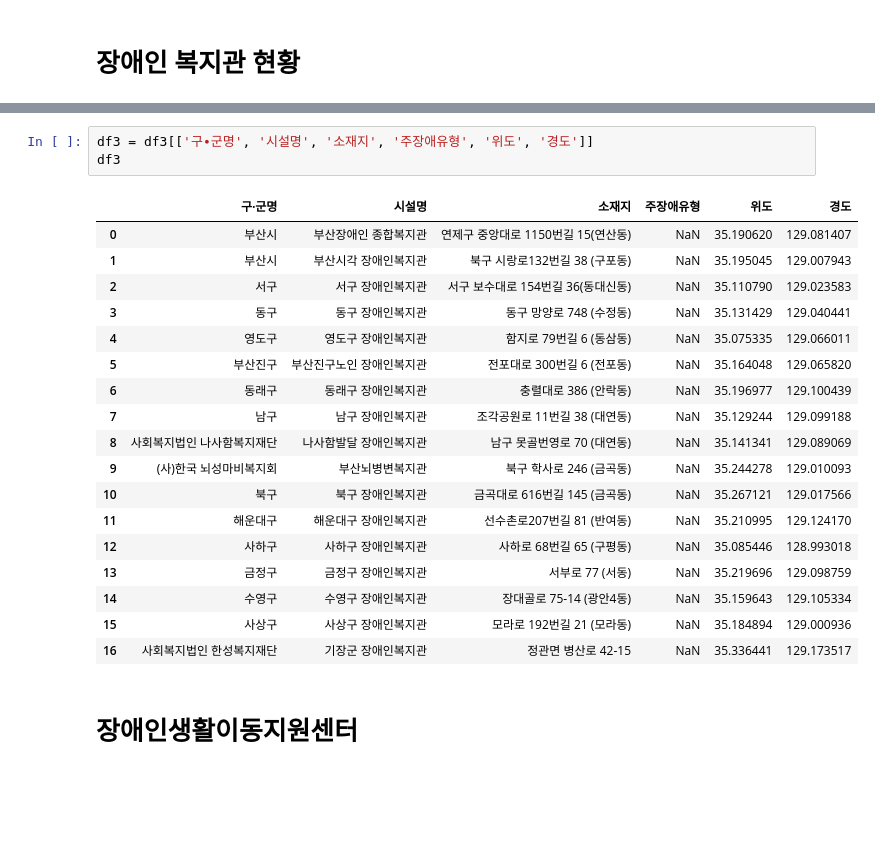
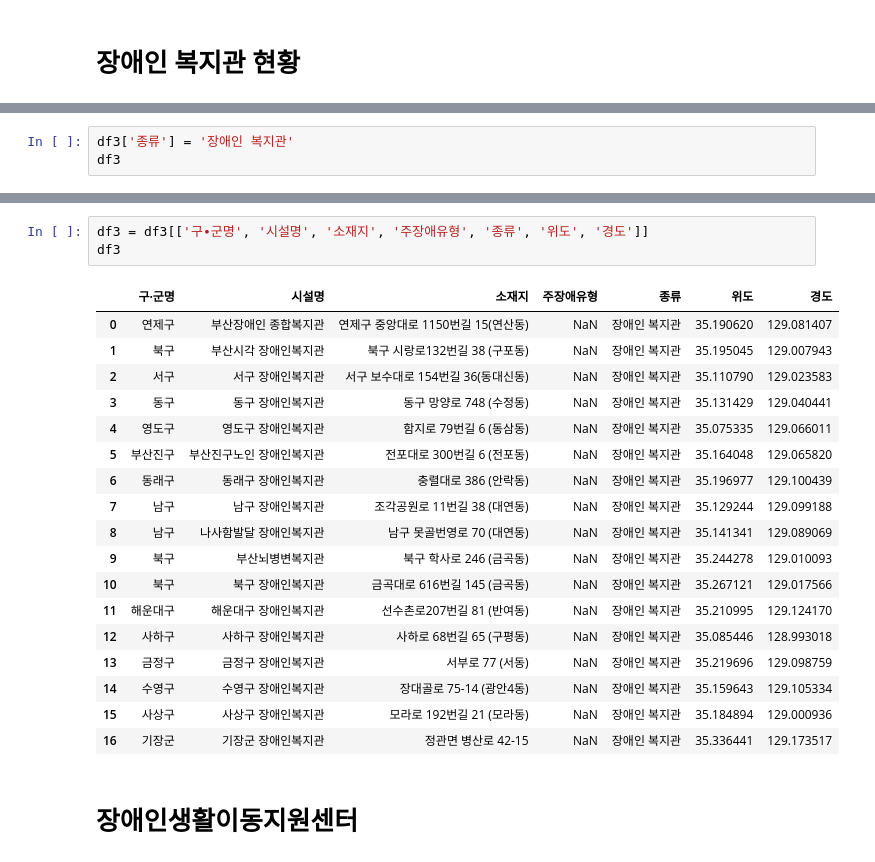
Before and after one commit to WithU-Bus/WithU-Bus, a Jupyter notebook: infra.ipynb, the cells around one changed output, grey strips where cells are left out. Saved outputs shown, nothing was run; the diff lists cells and outputs as text; blank space fills up the shorter version.

```diff
--- a/infra.ipynb
+++ b/infra.ipynb
@@ -235,0 +270,3 @@ df3
+# %%
+df3['종류'] = '장애인 복지관'
+df3
@@ -236,25 +292,25 @@ df3
 # %%
-df3 = df3[['구∙군명', '시설명', '소재지', '주장애유형', '위도', '경도']]
+df3 = df3[['구∙군명', '시설명', '소재지', '주장애유형', '종류', '위도', '경도']]
 df3
 # %% [output]
-|  | 구∙군명 | 시설명 | 소재지 | 주장애유형 | 위도 | 경도 |
-| 0 | 부산시 | 부산장애인 종합복지관 | 연제구 중앙대로 1150번길 15(연산동) | NaN | 35.190620 | 129.081407 |
-| 1 | 부산시 | 부산시각 장애인복지관 | 북구 시랑로132번길 38 (구포동) | NaN | 35.195045 | 129.007943 |
-| 2 | 서구 | 서구 장애인복지관 | 서구 보수대로 154번길 36(동대신동) | NaN | 35.110790 | 129.023583 |
-| 3 | 동구 | 동구 장애인복지관 | 동구 망양로 748 (수정동) | NaN | 35.131429 | 129.040441 |
-| 4 | 영도구 | 영도구 장애인복지관 | 함지로 79번길 6 (동삼동) | NaN | 35.075335 | 129.066011 |
-| 5 | 부산진구 | 부산진구노인 장애인복지관 | 전포대로 300번길 6 (전포동) | NaN | 35.164048 | 129.065820 |
-| 6 | 동래구 | 동래구 장애인복지관 | 충렬대로 386 (안락동) | NaN | 35.196977 | 129.100439 |
-| 7 | 남구 | 남구 장애인복지관 | 조각공원로 11번길 38 (대연동) | NaN | 35.129244 | 129.099188 |
-| 8 | 사회복지법인 나사함복지재단 | 나사함발달 장애인복지관 | 남구 못골번영로 70 (대연동) | NaN | 35.141341 | 129.089069 |
-| 9 | (사)한국 뇌성마비복지회 | 부산뇌병변복지관 | 북구 학사로 246 (금곡동) | NaN | 35.244278 | 129.010093 |
-| 10 | 북구 | 북구 장애인복지관 | 금곡대로 616번길 145 (금곡동) | NaN | 35.267121 | 129.017566 |
-| 11 | 해운대구 | 해운대구 장애인복지관 | 선수촌로207번길 81 (반여동) | NaN | 35.210995 | 129.124170 |
-| 12 | 사하구 | 사하구 장애인복지관 | 사하로 68번길 65 (구평동) | NaN | 35.085446 | 128.993018 |
-| 13 | 금정구 | 금정구 장애인복지관 | 서부로 77 (서동) | NaN | 35.219696 | 129.098759 |
-| 14 | 수영구 | 수영구 장애인복지관 | 장대골로 75-14 (광안4동) | NaN | 35.159643 | 129.105334 |
-| 15 | 사상구 | 사상구 장애인복지관 | 모라로 192번길 21 (모라동) | NaN | 35.184894 | 129.000936 |
-| 16 | 사회복지법인 한성복지재단 | 기장군 장애인복지관 | 정관면 병산로 42-15 | NaN | 35.336441 | 129.173517 |
+|  | 구∙군명 | 시설명 | 소재지 | 주장애유형 | 종류 | 위도 | 경도 |
+| 0 | 연제구 | 부산장애인 종합복지관 | 연제구 중앙대로 1150번길 15(연산동) | NaN | 장애인 복지관 | 35.190620 | 129.081407 |
+| 1 | 북구 | 부산시각 장애인복지관 | 북구 시랑로132번길 38 (구포동) | NaN | 장애인 복지관 | 35.195045 | 129.007943 |
+| 2 | 서구 | 서구 장애인복지관 | 서구 보수대로 154번길 36(동대신동) | NaN | 장애인 복지관 | 35.110790 | 129.023583 |
+| 3 | 동구 | 동구 장애인복지관 | 동구 망양로 748 (수정동) | NaN | 장애인 복지관 | 35.131429 | 129.040441 |
+| 4 | 영도구 | 영도구 장애인복지관 | 함지로 79번길 6 (동삼동) | NaN | 장애인 복지관 | 35.075335 | 129.066011 |
+| 5 | 부산진구 | 부산진구노인 장애인복지관 | 전포대로 300번길 6 (전포동) | NaN | 장애인 복지관 | 35.164048 | 129.065820 |
+| 6 | 동래구 | 동래구 장애인복지관 | 충렬대로 386 (안락동) | NaN | 장애인 복지관 | 35.196977 | 129.100439 |
+| 7 | 남구 | 남구 장애인복지관 | 조각공원로 11번길 38 (대연동) | NaN | 장애인 복지관 | 35.129244 | 129.099188 |
+| 8 | 남구 | 나사함발달 장애인복지관 | 남구 못골번영로 70 (대연동) | NaN | 장애인 복지관 | 35.141341 | 129.089069 |
+| 9 | 북구 | 부산뇌병변복지관 | 북구 학사로 246 (금곡동) | NaN | 장애인 복지관 | 35.244278 | 129.010093 |
+| 10 | 북구 | 북구 장애인복지관 | 금곡대로 616번길 145 (금곡동) | NaN | 장애인 복지관 | 35.267121 | 129.017566 |
+| 11 | 해운대구 | 해운대구 장애인복지관 | 선수촌로207번길 81 (반여동) | NaN | 장애인 복지관 | 35.210995 | 129.124170 |
+| 12 | 사하구 | 사하구 장애인복지관 | 사하로 68번길 65 (구평동) | NaN | 장애인 복지관 | 35.085446 | 128.993018 |
+| 13 | 금정구 | 금정구 장애인복지관 | 서부로 77 (서동) | NaN | 장애인 복지관 | 35.219696 | 129.098759 |
+| 14 | 수영구 | 수영구 장애인복지관 | 장대골로 75-14 (광안4동) | NaN | 장애인 복지관 | 35.159643 | 129.105334 |
+| 15 | 사상구 | 사상구 장애인복지관 | 모라로 192번길 21 (모라동) | NaN | 장애인 복지관 | 35.184894 | 129.000936 |
+| 16 | 기장군 | 기장군 장애인복지관 | 정관면 병산로 42-15 | NaN | 장애인 복지관 | 35.336441 | 129.173517 |
 # %% [markdown]
 # 장애인생활이동지원센터
 # %%
```
Also changed, not shown: parts of 34 cells of this notebook, 8 other files.
